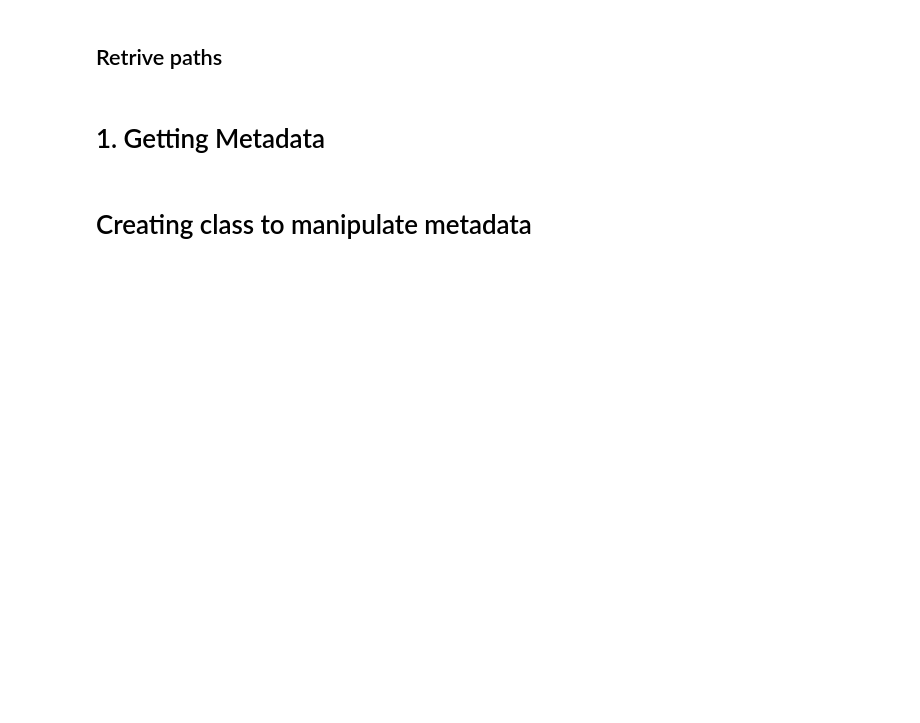
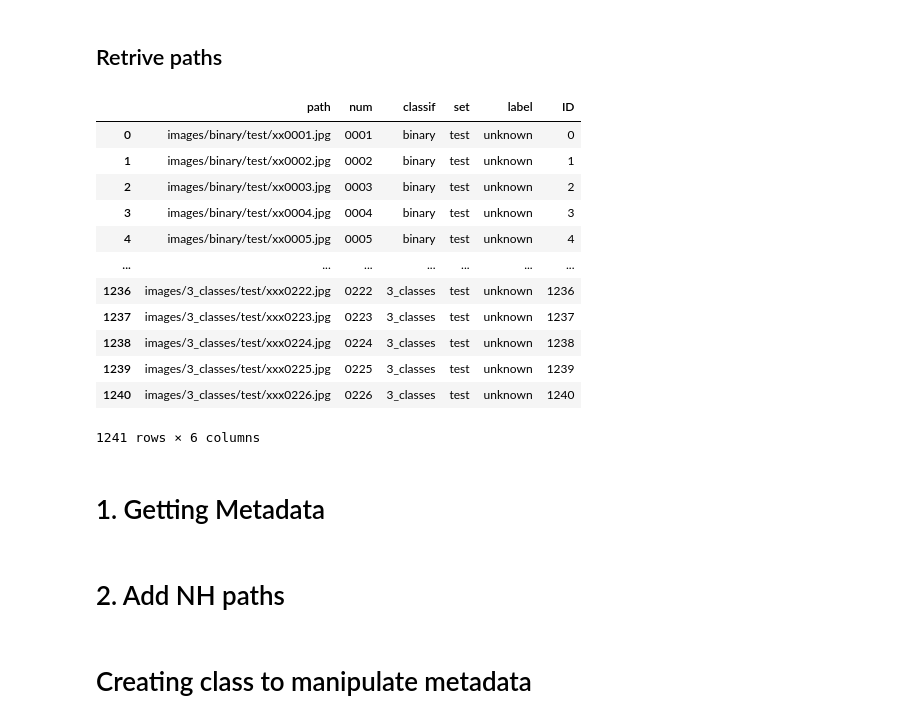
Before and after one commit to Likalto4/skin_lesion_classification, a Jupyter notebook: Machine_Learning/notebooks/Initials/Getting_initials.ipynb, the cells around one changed output. Saved outputs shown, nothing was run; the diff lists cells and outputs as text; code cells hidden in the pictures; blank space fills up the shorter version.

```diff
--- a/Machine_Learning/notebooks/Initials/Getting_initials.ipynb
+++ b/Machine_Learning/notebooks/Initials/Getting_initials.ipynb
@@ -20,6 +18,23 @@ print(os.getcwd())
 # Functions
 # %% [markdown]
 ## Retrive paths
+# %%
+def get_test_paths(classif):
+    """paths and id number for test data
+
+    Args:
+        classif (str): binary or 3_classes
+
+    Returns:
+        files and num: list of paths and list of id numbers
+    """
+    folder_path = str(repo_path) + f'/images/{classif}/test'
+    p = Path(folder_path).glob('**/*')
+    files = [x.relative_to(repo_path) for x in p if x.is_file()]
+    p = Path(folder_path).glob('**/*')
+    num = [str(x.name).replace('.jpg','').replace('xx','').replace('x','') for x in p if x.is_file()]
+
+    return files, num
 # %%
 def get_paths(classif, set_name, class_name):
     """This function extracts the paths of all files in a folder, given the classifiation problem (binary, 3-class), the set name (train-val-test), and the class name
@@ -74,6 +89,46 @@ def info_dataframe(classif, set_name, class_name):
 
 
     return df
+# %%
+def info_dataframe_test(classif):
+
+    files, num = get_test_paths(classif)
+    df = pd.DataFrame() #Save paths in df
+    paths_list, num = get_test_paths(classif) #Estract paths and classes
+    paths = pd.DataFrame({ #save in frame
+        'path': paths_list,
+        'num': num
+    })
+    paths = paths.sort_values('path') #Sort paths by alphabetic order
+    df = pd.concat([df,paths], ignore_index=True) #Concatenate with previous info
+    df['classif'] = f'{classif}'
+    df['set'] = f'test'
+    df['label'] = 'unknown'
+
+    return df
+# %%
+allInfo_df = pd.DataFrame() #Empty dataframef
+for classif in ['binary','3_classes']:
+        currentInfo = info_dataframe_test(classif)
+        allInfo_df = pd.concat([allInfo_df,currentInfo], ignore_index=True)
+
+allInfo_df['ID'] = allInfo_df.index
+allInfo_df.to_csv(str(repo_path) + '/data/meta_test.csv', sep='\t', index=False)
+allInfo_df
+# %% [output]
+|  | path | num | classif | set | label | ID |
+| 0 | images/binary/test/xx0001.jpg | 0001 | binary | test | unknown | 0 |
+| 1 | images/binary/test/xx0002.jpg | 0002 | binary | test | unknown | 1 |
+| 2 | images/binary/test/xx0003.jpg | 0003 | binary | test | unknown | 2 |
+| 3 | images/binary/test/xx0004.jpg | 0004 | binary | test | unknown | 3 |
+| 4 | images/binary/test/xx0005.jpg | 0005 | binary | test | unknown | 4 |
+| ... | ... | ... | ... | ... | ... | ... |
+| 1236 | images/3_classes/test/xxx0222.jpg | 0222 | 3_classes | test | unknown | 1236 |
+| 1237 | images/3_classes/test/xxx0223.jpg | 0223 | 3_classes | test | unknown | 1237 |
+| 1238 | images/3_classes/test/xxx0224.jpg | 0224 | 3_classes | test | unknown | 1238 |
+| 1239 | images/3_classes/test/xxx0225.jpg | 0225 | 3_classes | test | unknown | 1239 |
+| 1240 | images/3_classes/test/xxx0226.jpg | 0226 | 3_classes | test | unknown | 1240 |
+1241 rows × 6 columns
 # %% [markdown]
 # 1. Getting Metadata
 # %%
@@ -95,3 +150,5 @@ for classif in classif_list:
 
 allInfo_df['ID'] = allInfo_df.index
 # allInfo_df.to_csv('data/meta_info.csv', sep='\t', index=False)
+# %% [markdown]
+# 2. Add NH paths
```
Also changed, not shown: parts of 2 cells of this notebook, 4 other files.
